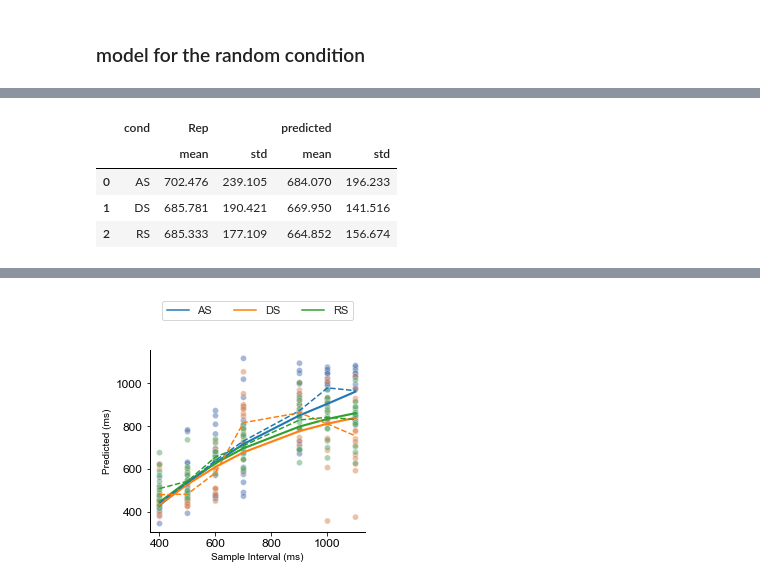
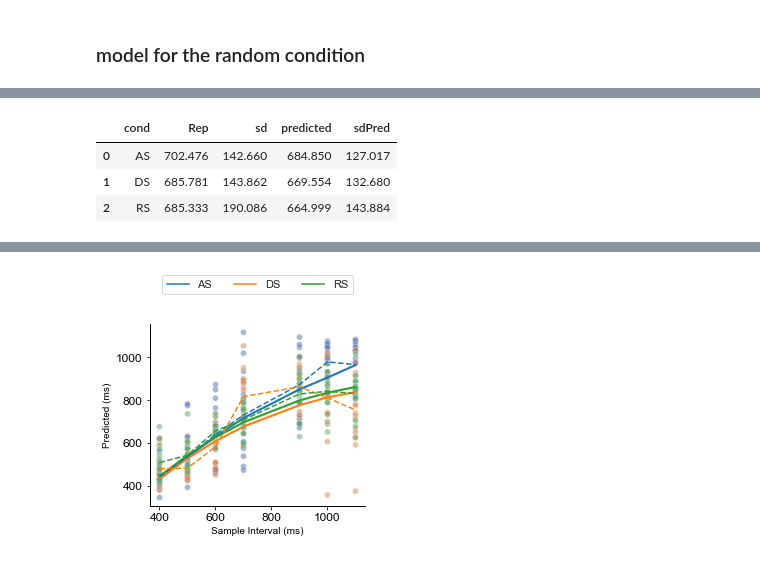
Before and after one commit to msenselab/temporal_patterns, a Jupyter notebook: TP_modeling.ipynb, the cells around one changed output, grey strips where cells are left out. Drawn from its saved outputs; the diff is of its cells as text; code cells hidden in the pictures.

```diff
--- a/TP_modeling.ipynb
+++ b/TP_modeling.ipynb
@@ -555,13 +519,12 @@ vol_s[0]    2073.0    1.0
 # %%
 rp_mean_all = pd.concat([rp_mean2, rp_mean_r])
 #output predicted means
-rp_mean_all.groupby(['cond']).agg({'Rep':['mean','std'],'predicted':['mean','std']}).reset_index()
+rp_mean_all.groupby(['cond']).agg({'Rep':'mean','sd':'mean','predicted':'mean','sdPred':'mean'}).reset_index()
 # %% [output]
-|  | cond | Rep |  | predicted |  |
-|  |  | mean | std | mean | std |
-| 0 | AS | 702.476 | 239.105 | 684.070 | 196.233 |
-| 1 | DS | 685.781 | 190.421 | 669.950 | 141.516 |
-| 2 | RS | 685.333 | 177.109 | 664.852 | 156.674 |
+|  | cond | Rep | sd | predicted | sdPred |
+| 0 | AS | 702.476 | 142.660 | 684.850 | 127.017 |
+| 1 | DS | 685.781 | 143.862 | 669.554 | 132.680 |
+| 2 | RS | 685.333 | 190.086 | 664.999 | 143.884 |
 # %%
 rp_mean_all2 = rp_mean_all.groupby(['cond','NSub','Dur']).agg({'Rep':['mean'],'predicted':['mean']}).reset_index()
 rp_mean_all2.columns = ['cond','NSub','Dur','mRep','mPred']
```
Also changed, not shown: parts of 21 cells of this notebook, 3 other files.
